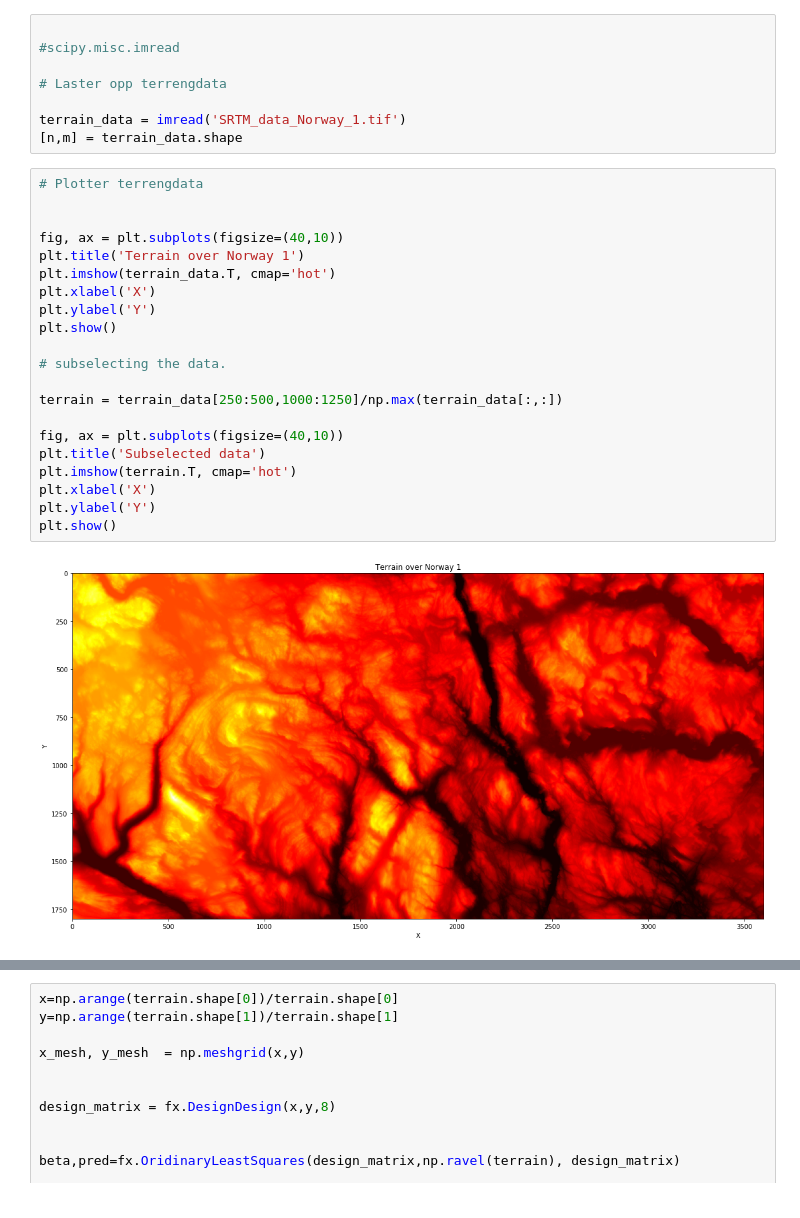
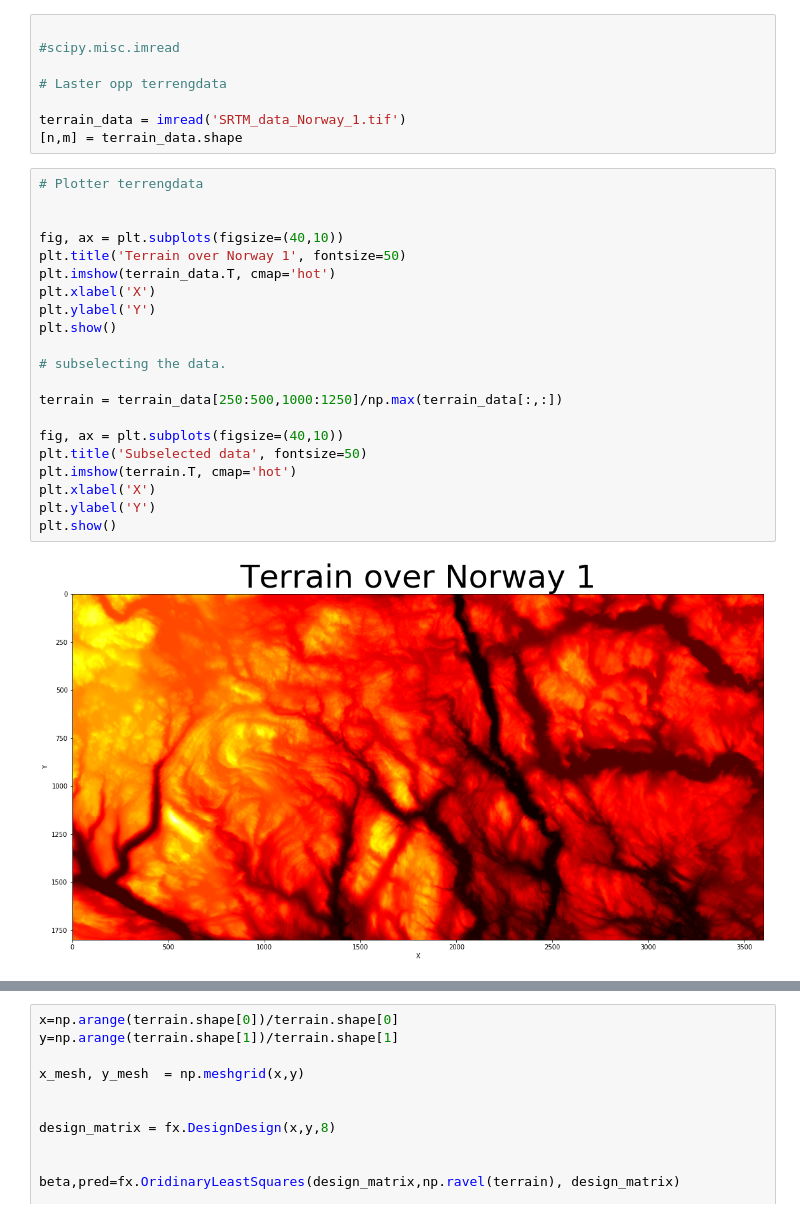
Before and after one commit to VemundST/Project1, a Jupyter notebook: main.ipynb, the cells around one changed output, grey strips where cells are left out. Cells and saved outputs as stored; diff of their text form.

```diff
--- a/main.ipynb
+++ b/main.ipynb
@@ -689,23 +695,23 @@ terrain_data = imread('SRTM_data_Norway_1.tif')
 # %%
 # Plotter terrengdata
 
 
 fig, ax = plt.subplots(figsize=(40,10))
-plt.title('Terrain over Norway 1')
+plt.title('Terrain over Norway 1', fontsize=50)
 plt.imshow(terrain_data.T, cmap='hot')
 plt.xlabel('X')
 plt.ylabel('Y')
 plt.show()
 
 # subselecting the data.
 
 terrain = terrain_data[250:500,1000:1250]/np.max(terrain_data[:,:])
 
 fig, ax = plt.subplots(figsize=(40,10))
-plt.title('Subselected data')
+plt.title('Subselected data', fontsize=50)
 plt.imshow(terrain.T, cmap='hot')
 plt.xlabel('X')
 plt.ylabel('Y')
 plt.show()
 # %% [output]
-[figure, old version]
+[figure, new version]
```
Also changed, not shown: parts of 19 cells of this notebook, 9 other files.
